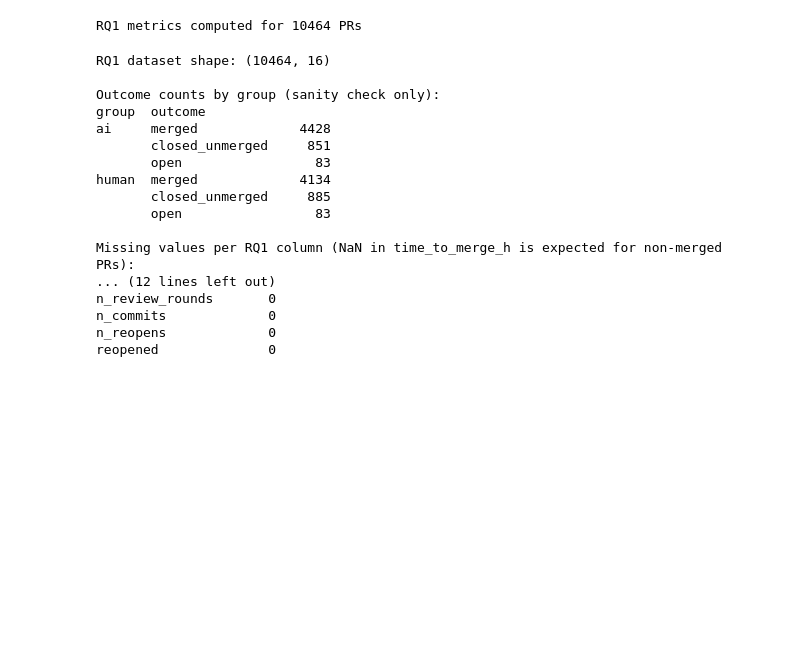
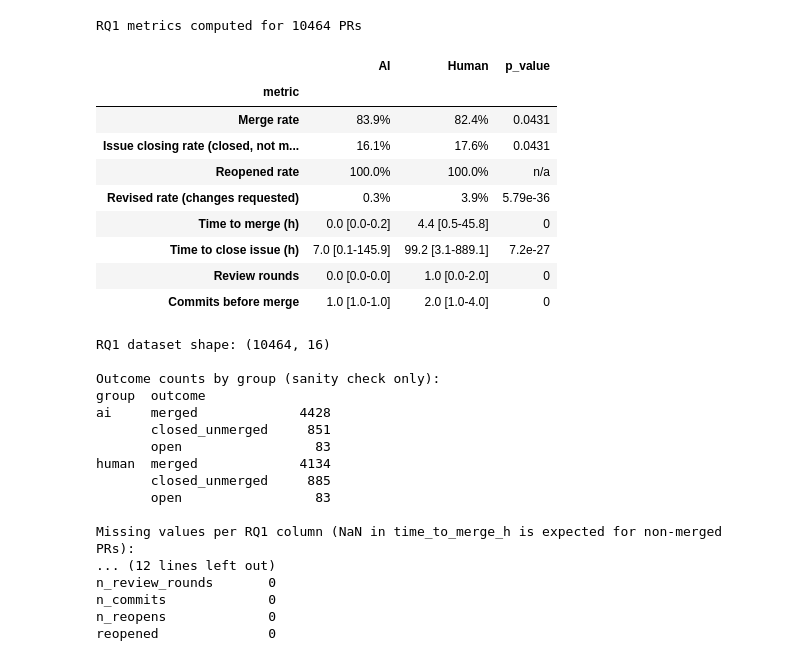
Before and after one commit to Eugenia3/Replication_Project_LOG6307E, a Jupyter notebook: ReplicationProject.ipynb, the cells around one changed output. Saved outputs shown, nothing was run; the diff lists cells and outputs as text; code cells hidden in the pictures; blank space fills up the shorter version.

Commit message:
RR: add table to visualise metrics

```diff
--- a/ReplicationProject.ipynb
+++ b/ReplicationProject.ipynb
@@ -572,6 +572,10 @@ for r in data:
     pr = r.get("pr") or {}
 
     reviews = pr.get("reviews", {}).get("nodes", [])
+
+    for review in reviews:
+        review.setdefault("createdAt", review.get("submittedAt"))
+
     comments = pr.get("comments", {}).get("nodes", [])
     inline_comments = [
         c for review in reviews
@@ -592,7 +596,16 @@ for r in data:
         merged = pd.to_datetime(pr["mergedAt"], utc=True)
         r["time_to_merge_h"] = (merged - created).total_seconds() / 3600
     else:
-        r["time_to_merge_h"] = pd.NA
+        r["time_to_merge_h"] = float("nan")
+
+
+    # Metric 2b: time to close (only for PRs closed without merge)
+    if r["closed_unmerged"] and pr.get("closedAt") and pr.get("createdAt"):
+        created = pd.to_datetime(pr["createdAt"], utc=True)
+        closed = pd.to_datetime(pr["closedAt"], utc=True)
+        r["time_to_close_h"] = (closed - created).total_seconds() / 3600
+    else:
+        r["time_to_close_h"] = float("nan")
 
 
     # Metric 3: review rounds
@@ -643,7 +656,7 @@ for r in data:
         r["response_time_h"] = (first_response - pr_created).total_seconds() / 3600
     else:
         r["first_response_at"] = pd.NaT
-        r["response_time_h"] = pd.NA
+        r["response_time_h"] = float("nan")
 
     ordered_events = sorted(events, key=lambda e: e.get("createdAt") or "")
     pr_author = (pr.get("author") or {}).get("login")
@@ -664,4 +677,73 @@ for r in data:
 print("RQ1 metrics computed for", len(data), "PRs")
 # %% [output]
 RQ1 metrics computed for 10464 PRs
+# %%
+# Build and display the RQ1 comparison table (AI vs human)
+
+rq1_df = pd.DataFrame([
+    {
+        "group": r["group"],
+        "merged": r["merged"],
+        "closed_unmerged": r["closed_unmerged"],
+        "resolved": r["merged"] or r["closed_unmerged"],
+        "time_to_merge_h": r["time_to_merge_h"],
+        "time_to_close_h": r["time_to_close_h"],
+        "n_review_rounds": r["n_review_rounds"],
+        "commits_before_merge": r["n_commits"] if r["merged"] else float("nan"),
+        "reopened": r["reopened"],
+        "revised": r["has_changes_requested"],
+    }
+    for r in data
+])
+
+resolved = rq1_df[rq1_df["resolved"]]
+
+from scipy import stats
+
+def split(col):
+    ai = resolved.loc[resolved["group"] == "ai", col].dropna()
+    hu = resolved.loc[resolved["group"] == "human", col].dropna()
+    return ai, hu
+
+rows = []
+
+for label, col in [
+    ("Merge rate", "merged"),
+    ("Issue closing rate (closed, not merged)", "closed_unmerged"),
+    ("Reopened rate", "reopened"),
+    ("Revised rate (changes requested)", "revised"),
+]:
+    ai, hu = split(col)
+    ai, hu = ai.astype(int), hu.astype(int)
+    total_pos, total_neg = ai.sum() + hu.sum(), (len(ai) - ai.sum()) + (len(hu) - hu.sum())
+    p = float("nan") if total_pos == 0 or total_neg == 0 else stats.chi2_contingency(
+        [[ai.sum(), len(ai) - ai.sum()], [hu.sum(), len(hu) - hu.sum()]]
+    )[1]
+    rows.append({"metric": label, "AI": f"{ai.mean():.1%}", "Human": f"{hu.mean():.1%}", "p_value": p})
+
+fmt = lambda s: f"{s.median():.1f} [{s.quantile(.25):.1f}-{s.quantile(.75):.1f}]"
+for label, col in [
+    ("Time to merge (h)", "time_to_merge_h"),
+    ("Time to close issue (h)", "time_to_close_h"),
+    ("Review rounds", "n_review_rounds"),
+    ("Commits before merge", "commits_before_merge"),
+]:
+    ai, hu = split(col)
+    test = stats.mannwhitneyu(ai, hu, alternative="two-sided")
+    rows.append({"metric": label, "AI": fmt(ai), "Human": fmt(hu), "p_value": test.pvalue})
+
+rq1_summary = pd.DataFrame(rows).set_index("metric")
+rq1_summary["p_value"] = rq1_summary["p_value"].map(lambda p: f"{p:.3g}" if pd.notna(p) else "n/a")
+rq1_summary
+# %% [output]
+|  | AI | Human | p_value |
+| metric |  |  |  |
+| Merge rate | 83.9% | 82.4% | 0.0431 |
+| Issue closing rate (closed, not m... | 16.1% | 17.6% | 0.0431 |
+| Reopened rate | 100.0% | 100.0% | n/a |
+| Revised rate (changes requested) | 0.3% | 3.9% | 5.79e-36 |
+| Time to merge (h) | 0.0 [0.0-0.2] | 4.4 [0.5-45.8] | 0 |
+| Time to close issue (h) | 7.0 [0.1-145.9] | 99.2 [3.1-889.1] | 7.2e-27 |
+| Review rounds | 0.0 [0.0-0.0] | 1.0 [0.0-2.0] | 0 |
+| Commits before merge | 1.0 [1.0-1.0] | 2.0 [1.0-4.0] | 0 |
 # %%
```
Also changed, not shown: parts of 2 cells of this notebook, 1 other file.
